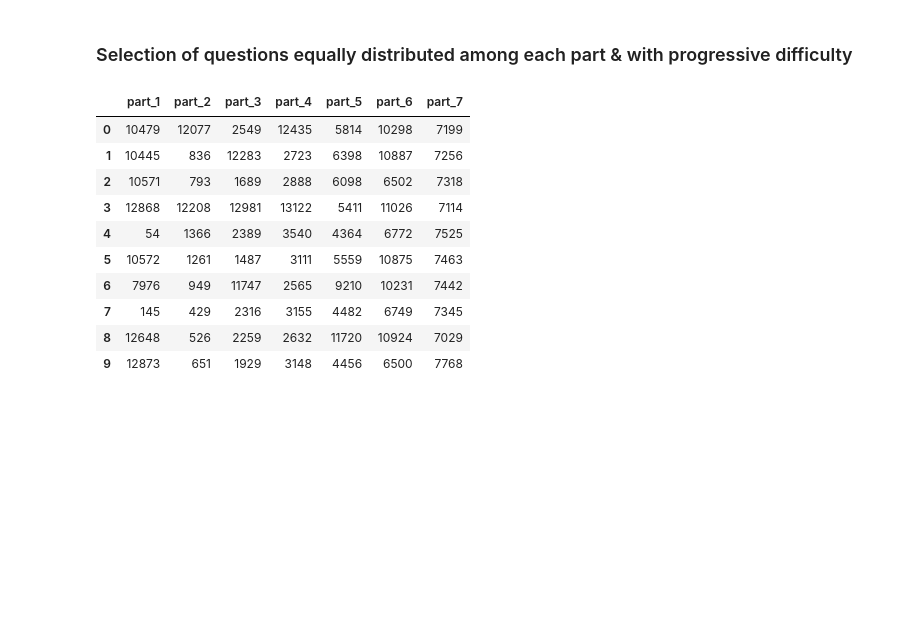
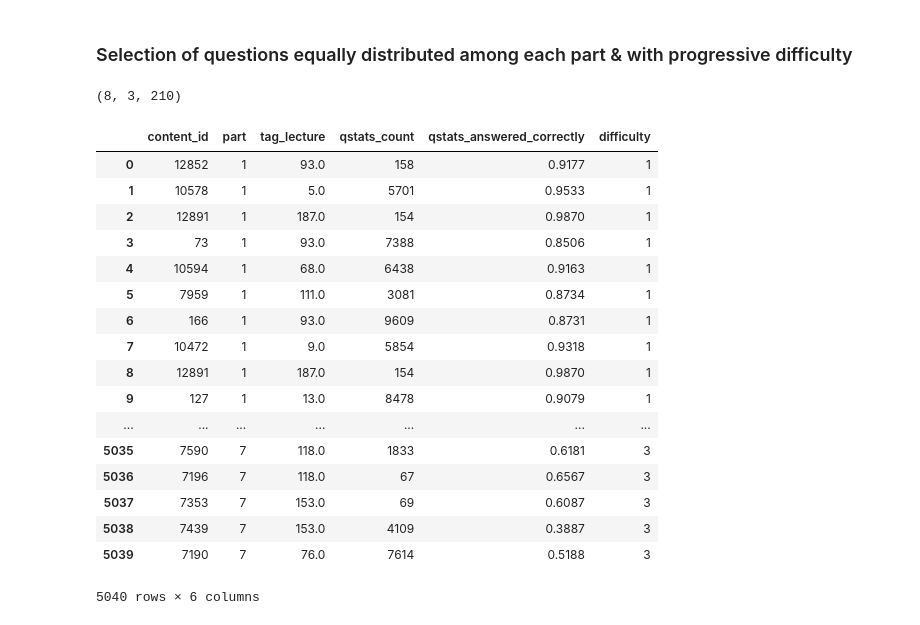
Before and after one commit to YohannD/riiid_final_project, a Jupyter notebook: notebooks/imen_textbook.ipynb, the cells around one changed output. Saved outputs shown, nothing was run; the diff lists cells and outputs as text; code cells hidden in the pictures; blank space fills up the shorter version.

```diff
--- a/notebooks/imen_textbook.ipynb
+++ b/notebooks/imen_textbook.ipynb
@@ -352,4 +337,4 @@ def get_training_path(df, number_of_sequences, n_quest):
 
     return X
 # %%
-evolutive_path = get_training_path(textbook, 1, 10)
+evolutive_path = get_training_path(textbook, 8, 30)
@@ -371,14 +341,31 @@ evolutive.columns = ['part_1','part_2','part_3','part_4','part_5','part_6','part
-# %%
-evolutive
-# %% [output]
-|  | part_1 | part_2 | part_3 | part_4 | part_5 | part_6 | part_7 |
-| 0 | 10479 | 12077 | 2549 | 12435 | 5814 | 10298 | 7199 |
-| 1 | 10445 | 836 | 12283 | 2723 | 6398 | 10887 | 7256 |
-| 2 | 10571 | 793 | 1689 | 2888 | 6098 | 6502 | 7318 |
-| 3 | 12868 | 12208 | 12981 | 13122 | 5411 | 11026 | 7114 |
-| 4 | 54 | 1366 | 2389 | 3540 | 4364 | 6772 | 7525 |
-| 5 | 10572 | 1261 | 1487 | 3111 | 5559 | 10875 | 7463 |
-| 6 | 7976 | 949 | 11747 | 2565 | 9210 | 10231 | 7442 |
-| 7 | 145 | 429 | 2316 | 3155 | 4482 | 6749 | 7345 |
-| 8 | 12648 | 526 | 2259 | 2632 | 11720 | 10924 | 7029 |
-| 9 | 12873 | 651 | 1929 | 3148 | 4456 | 6500 | 7768 |
+# %%
+evolutive_path.shape
+# %% [output]
+(8, 3, 210)
+# %%
+sequence_sorted = pd.DataFrame(evolutive_path.reshape(24,210).reshape(5040,))
+# %%
+sequence_sorted.columns = ['content_id']
+# %%
+sequence_sorted_merged = sequence_sorted.merge(questions, on='content_id', how='left')
+# %%
+sequence_sorted_merged
+# %% [output]
+|  | content_id | part | tag_lecture | qstats_count | qstats_answered_correctly | difficulty |
+| 0 | 12852 | 1 | 93.0 | 158 | 0.9177 | 1 |
+| 1 | 10578 | 1 | 5.0 | 5701 | 0.9533 | 1 |
+| 2 | 12891 | 1 | 187.0 | 154 | 0.9870 | 1 |
+| 3 | 73 | 1 | 93.0 | 7388 | 0.8506 | 1 |
+| 4 | 10594 | 1 | 68.0 | 6438 | 0.9163 | 1 |
+| 5 | 7959 | 1 | 111.0 | 3081 | 0.8734 | 1 |
+| 6 | 166 | 1 | 93.0 | 9609 | 0.8731 | 1 |
+| 7 | 10472 | 1 | 9.0 | 5854 | 0.9318 | 1 |
+| 8 | 12891 | 1 | 187.0 | 154 | 0.9870 | 1 |
+| 9 | 127 | 1 | 13.0 | 8478 | 0.9079 | 1 |
+| ... | ... | ... | ... | ... | ... | ... |
+| 5035 | 7590 | 7 | 118.0 | 1833 | 0.6181 | 3 |
+| 5036 | 7196 | 7 | 118.0 | 67 | 0.6567 | 3 |
+| 5037 | 7353 | 7 | 153.0 | 69 | 0.6087 | 3 |
+| 5038 | 7439 | 7 | 153.0 | 4109 | 0.3887 | 3 |
+| 5039 | 7190 | 7 | 76.0 | 7614 | 0.5188 | 3 |
+5040 rows × 6 columns
```
Also changed, not shown: parts of 21 cells of this notebook, 2 other files.
